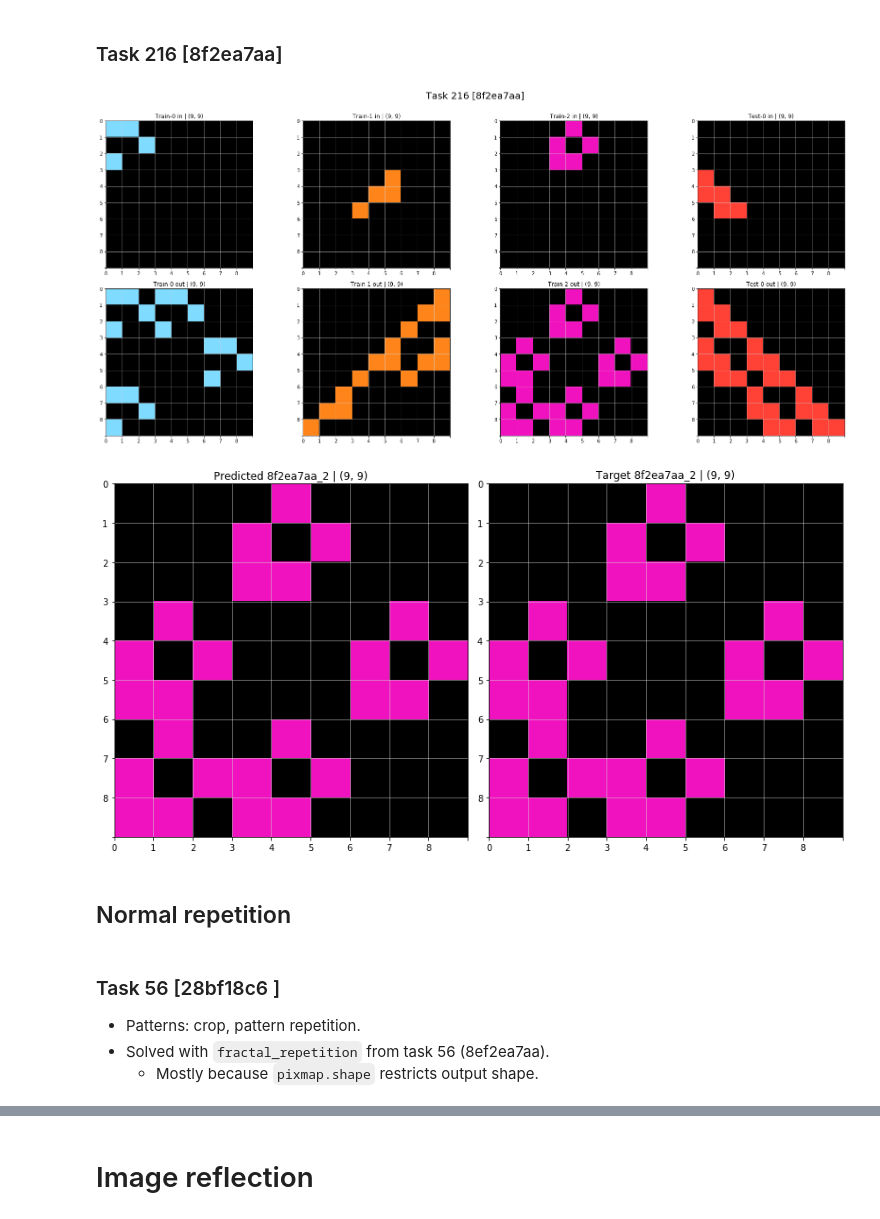
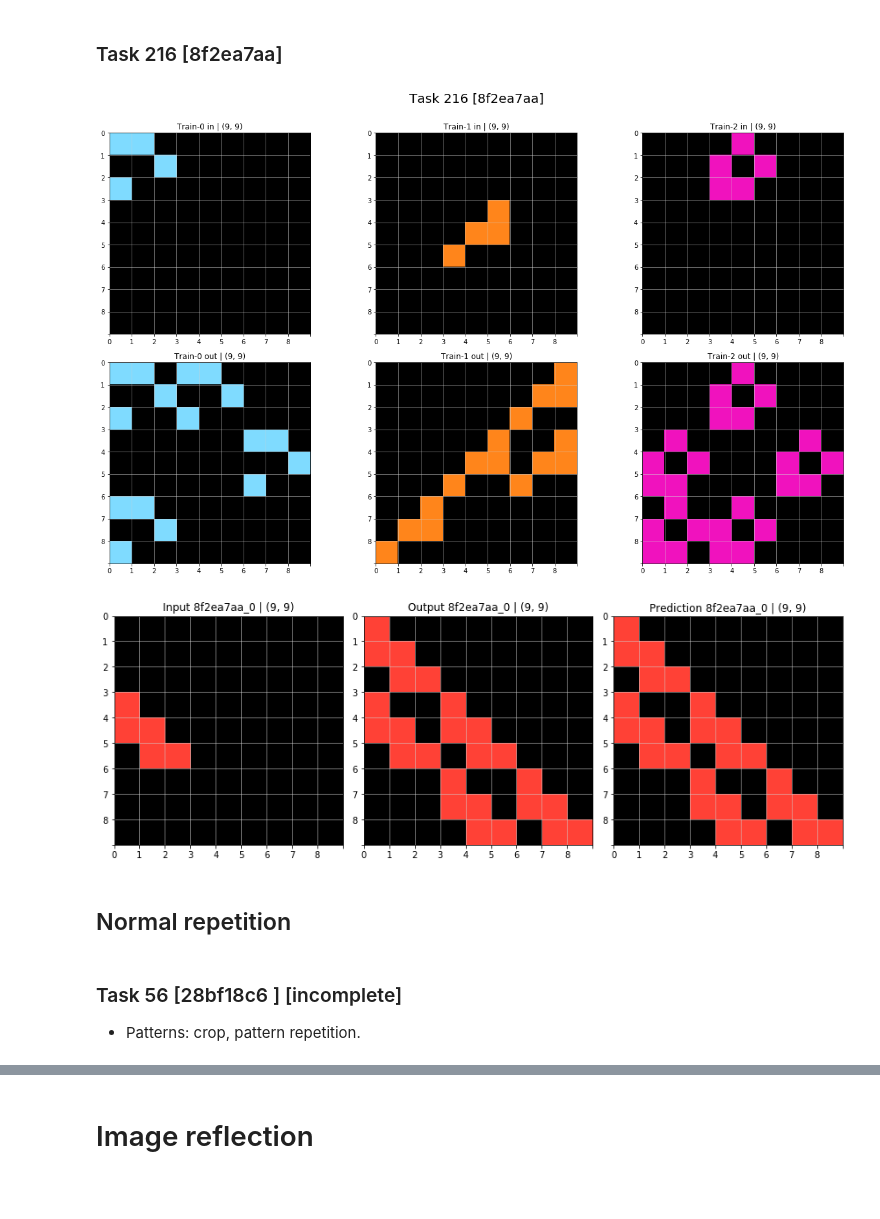
Before and after one commit to vitalwarley/abstract_reasoning, a Jupyter notebook: solving.ipynb, the cells around one changed output, grey strips where cells are left out. Saved outputs shown, nothing was run; the diff lists cells and outputs as text; code cells hidden in the pictures; blank space fills up the shorter version.

```diff
--- a/solving.ipynb
+++ b/solving.ipynb
@@ -74,6 +115,6 @@ plot_pred_and_target(pred, pixmap_out, fname[:-5] + '_0')
 # %%
 fname = '8f2ea7aa.json'
 tid = training_tasks.index(fname)
-task = load_and_plot(training_path, training_tasks[tid], return_what=2, task_id=tid)
+task_dict = load_and_plot(training_path, training_tasks[tid], return_what=2, task_id=tid, only_train=True)
 # %% [output]
-[figure, old version]
+[figure, new version]
@@ -123,18 +123,16 @@ task = task['train']
 # %%
-sample_id = 2
-pixmap_in, pixmap_out = nth_sample(task, sample_id)
+sample_id = 0
+pixmap_in = np.array(task[sample_id]['input'])
 pred = fractal_repetition(pixmap_in)
-plot_pred_and_target(pred, pixmap_out, fname[:-5] + f'_{sample_id}')
+plot_task_and_pred(task, pred, fname, sample_id)
 # %% [output]
-[figure, old version]
+[figure, new version]
 # %% [markdown]
 ## Normal repetition
 # %% [markdown]
-### Task 56 [28bf18c6 ]
+### Task 56 [28bf18c6 ] [incomplete]
 
 - Patterns: crop, pattern repetition.
-- Solved with `fractal_repetition` from task 56 (8ef2ea7aa).
-  - Mostly because `pixmap.shape` restricts output shape.
 # %%
 fname = '28bf18c6.json'
 tid = training_tasks.index(fname)
```
Also changed, not shown: parts of 86 cells of this notebook, 5 other files.
